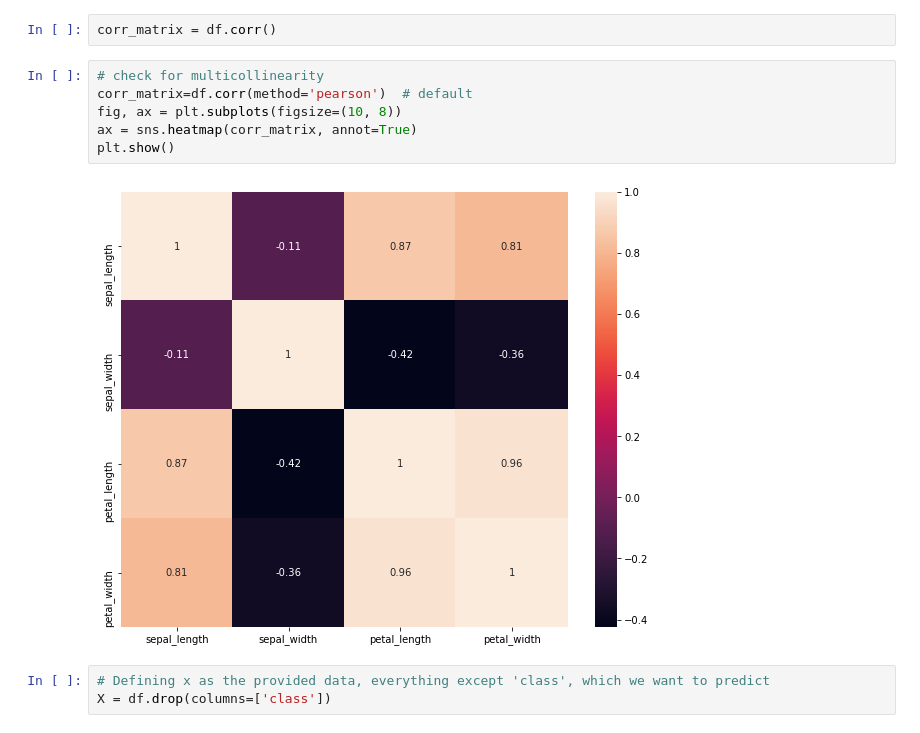
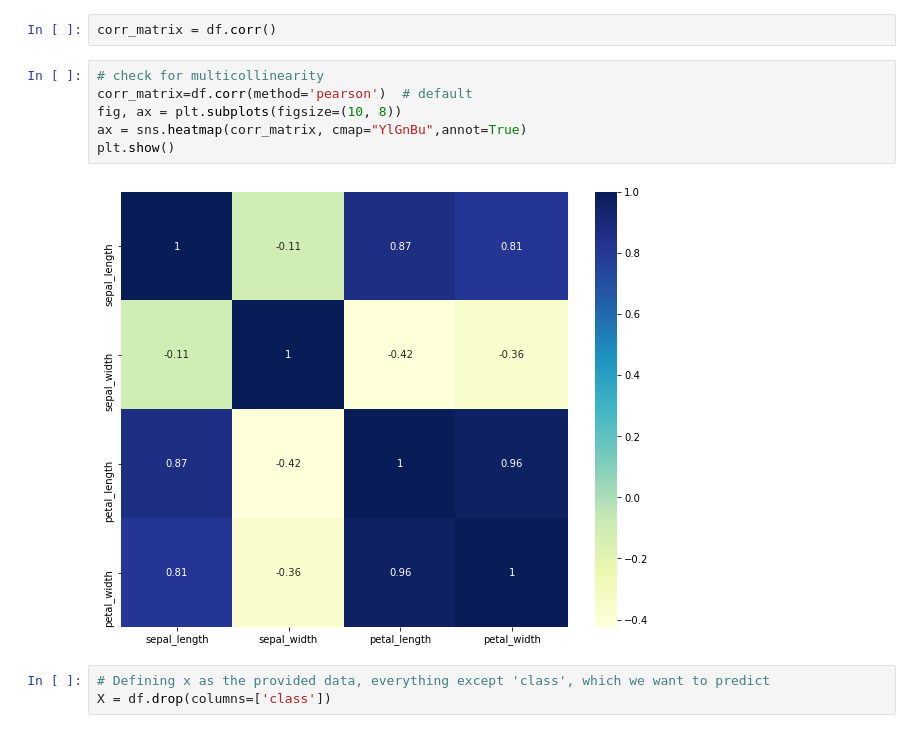
Before and after one commit to thusspokedata/Ironhack-Data-Analyst-Bootcamp, a Jupyter notebook: Week4/day 2/Predict the flower class.ipynb, the cells around one changed output. Cells and saved outputs as stored; diff of their text form.

```diff
--- a/Week4/day 2/Predict the flower class.ipynb
+++ b/Week4/day 2/Predict the flower class.ipynb
@@ -166,11 +184,11 @@ corr_matrix = df.corr()
 # %%
 # check for multicollinearity
 corr_matrix=df.corr(method='pearson')  # default
 fig, ax = plt.subplots(figsize=(10, 8))
-ax = sns.heatmap(corr_matrix, annot=True)
+ax = sns.heatmap(corr_matrix, cmap="YlGnBu",annot=True)
 plt.show()
 # %% [output]
-[figure, old version]
+[figure, new version]
 # %%
 # Defining x as the provided data, everything except 'class', which we want to predict
 X = df.drop(columns=['class'])
```
Also changed, not shown: parts of 23 cells of this notebook.
